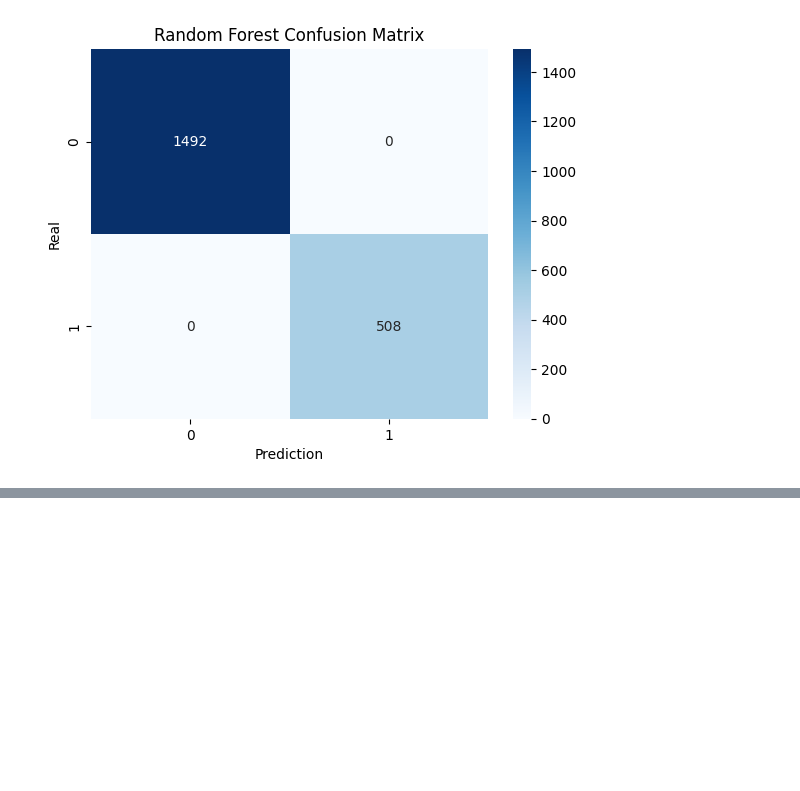
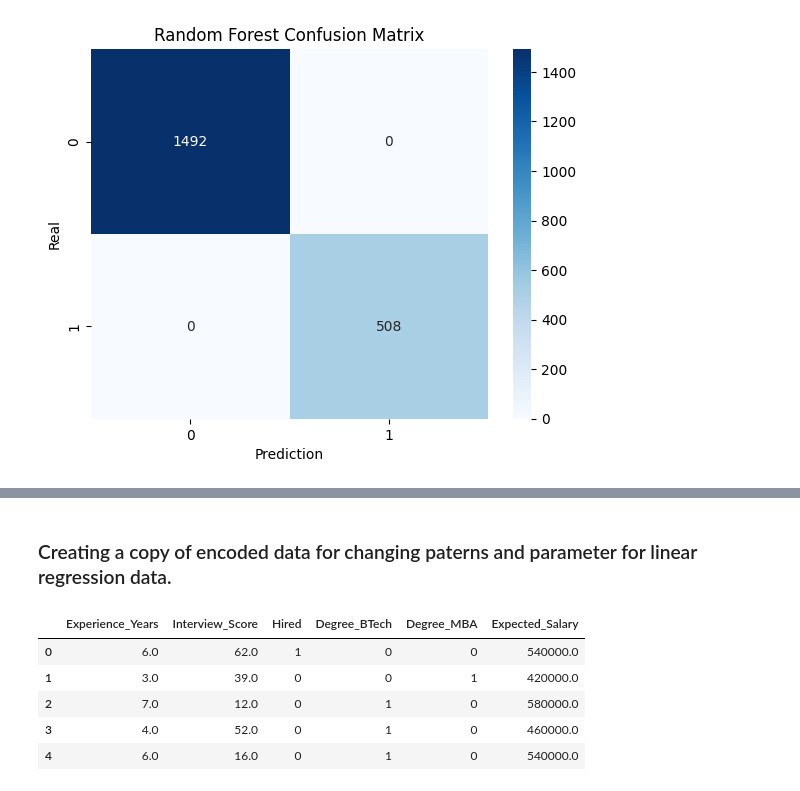
Before and after one commit to 87690ut/Python_Finall_Projects, a Jupyter notebook: ML_Journey/ML_day_8_model_testing_Forest_Revision.ipynb, the cells around one changed output, grey strips where cells are left out. Drawn from its saved outputs; the diff is of its cells as text; code cells hidden in the pictures; blank space fills up the shorter version.

Commit message:
code update of linear regression [ractise revision on different data and conditions

```diff
--- a/ML_Journey/ML_day_8_model_testing_Forest_Revision.ipynb
+++ b/ML_Journey/ML_day_8_model_testing_Forest_Revision.ipynb
@@ -242,0 +259,13 @@ plt.show()
+# %% [markdown]
+### Creating a copy of encoded data for changing paterns and parameter for linear regression data.
+# %%
+df_encoded_ne = df_encoded
+# %%
+df_encoded_ne.head()
+# %% [output]
+|  | Experience_Years | Interview_Score | Hired | Degree_BTech | Degree_MBA | Expected_Salary |
+| 0 | 6.0 | 62.0 | 1 | 0 | 0 | 540000.0 |
+| 1 | 3.0 | 39.0 | 0 | 0 | 1 | 420000.0 |
+| 2 | 7.0 | 12.0 | 0 | 1 | 0 | 580000.0 |
+| 3 | 4.0 | 52.0 | 0 | 1 | 0 | 460000.0 |
+| 4 | 6.0 | 16.0 | 0 | 1 | 0 | 540000.0 |
```
Also changed, not shown: parts of 16 cells of this notebook.
